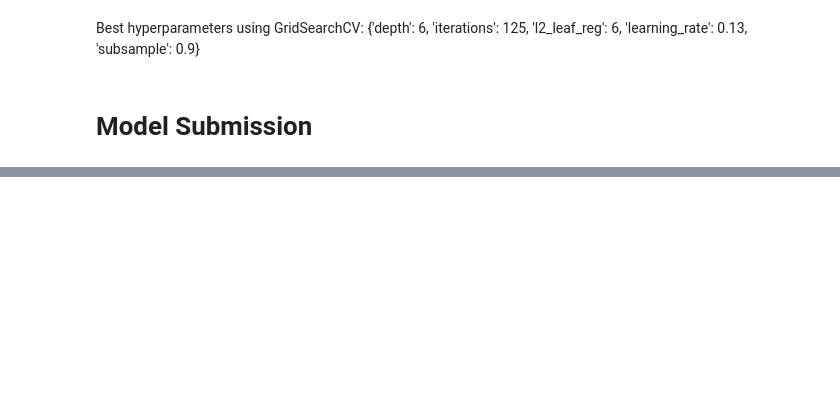
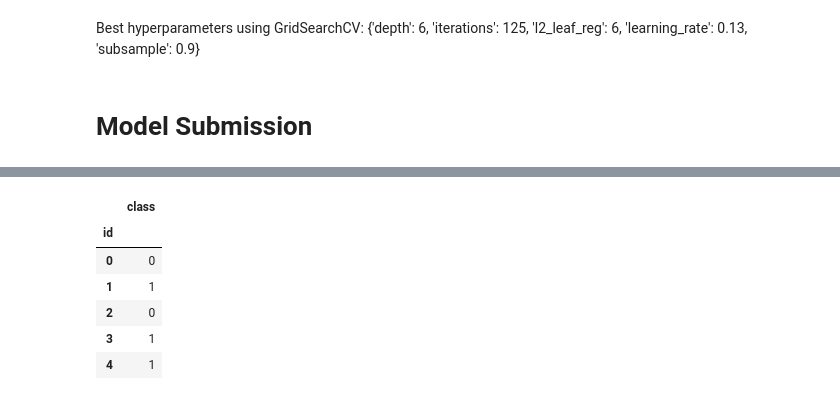
Before and after one commit to techwithlik/LoanPrediction, a Jupyter notebook: LoanPrediction.ipynb, the cells around one changed output, grey strips where cells are left out. Saved outputs shown, nothing was run; the diff lists cells and outputs as text; code cells hidden in the pictures; blank space fills up the shorter version.

```diff
--- a/LoanPrediction.ipynb
+++ b/LoanPrediction.ipynb
@@ -397,7 +413,7 @@ Best hyperparameters using GridSearchCV: {'depth': 6, 'iterations': 125, 'l2_lea
 data = pd.read_csv('credit_data_train.csv', encoding='utf8')
 X = data.drop(columns=['class'])
 y = data['class']
-X_test = pd.read_csv('./test_set_features.csv', encoding='utf8', index_col=0)
+X_test = pd.read_csv('credit_data_test.csv', encoding='utf8', index_col=0)
 
 # Encode ordinal features
 ordinal_mappings = {
@@ -416,10 +432,10 @@ for feature in ordinal_mappings:
     X_test[feature] = X_test[feature].map(ordinal_mappings[feature])
 
 # Separate ordinal and nominal columns
-numerical_features = [col for col in X_test.columns if X[col].dtype in ['int64', 'float64']]
+numerical_features = [col for col in X.columns if X[col].dtype in ['int64', 'float64']]
 other_features = [col for col in X.columns if X[col].dtype == 'object']
 numerical_features = [col for col in X_test.columns if X[col].dtype in ['int64', 'float64']]
-other_features = [col for col in X.columns if X[col].dtype == 'object']
+other_features = [col for col in X_test.columns if X[col].dtype == 'object']
 
 # Create preprocessors for ordinal and nominal features separately
 numerical_transformer = SimpleImputer(strategy='median')
@@ -440,7 +456,7 @@ preprocessor = ColumnTransformer(transformers=[
 
 # Transform the columns and put the column name back
 X = pd.DataFrame(preprocessor.fit_transform(X), columns=preprocessor.get_feature_names_out())
-X_test = pd.DataFrame(preprocessor.fit_transform(X), columns=preprocessor.get_feature_names_out())
+X_test = pd.DataFrame(preprocessor.fit_transform(X_test), columns=preprocessor.get_feature_names_out())
 
 # Type cast to int for efficiency
 X = X.astype('int')
@@ -467,7 +483,7 @@ test_results
 submission_df = pd.read_csv("./sample_submission.csv", index_col="id")
 submission_df['class'] = test_results
 
-submission_df.head()
-
 # Save the submission file
 submission_df.to_csv('my_submission.csv', index=True)
+
+submission_df.head()
@@ -473,0 +508,10 @@ submission_df.to_csv('my_submission.csv', index=True)
+# %%
+submission_df.head()
+# %% [output]
+|  | class |
+| id |  |
+| 0 | 0 |
+| 1 | 1 |
+| 2 | 0 |
+| 3 | 1 |
+| 4 | 1 |
```
Also changed, not shown: parts of 3 cells of this notebook.
